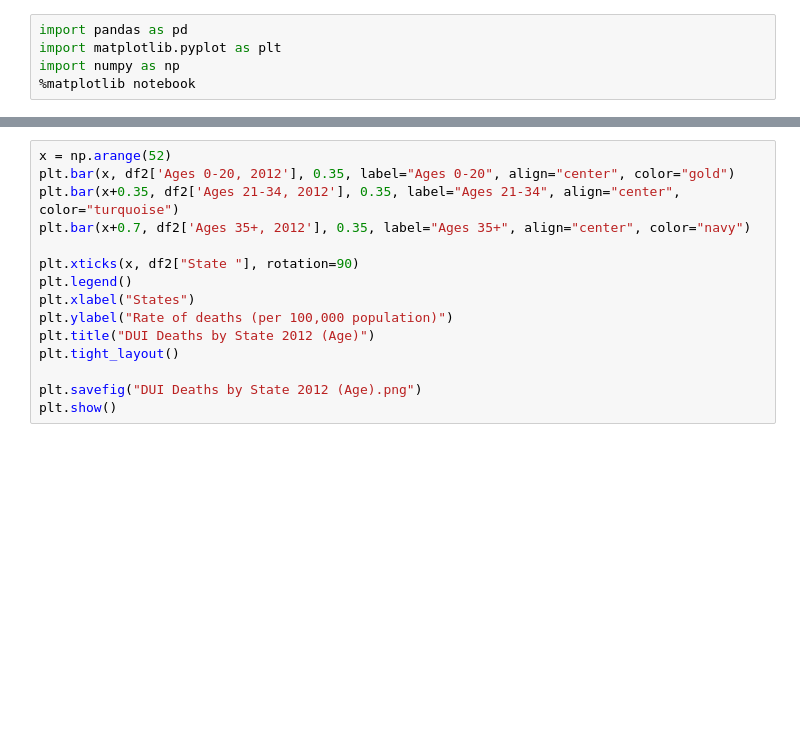
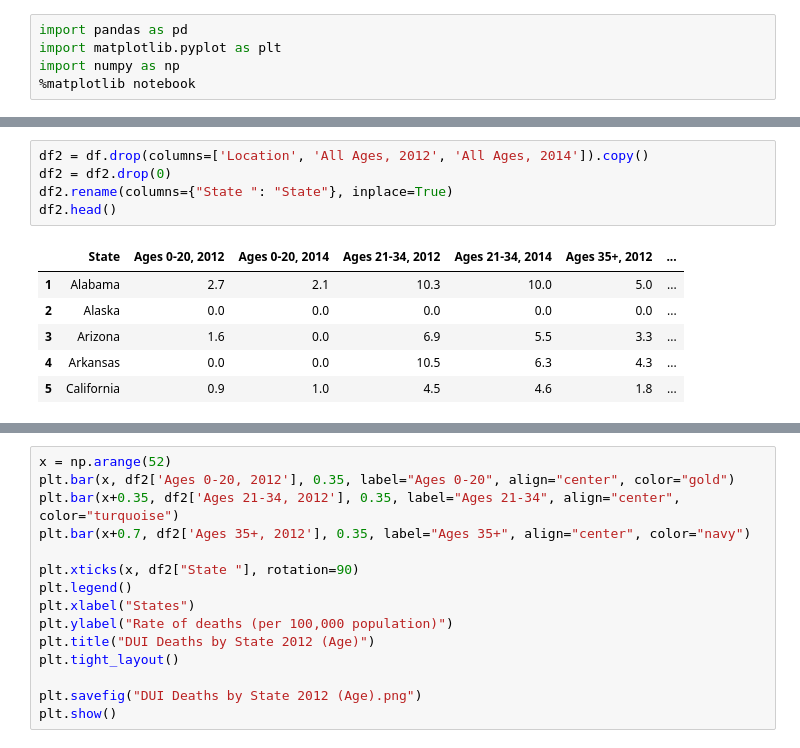
Before and after one commit to ajkim19/TNCs_and_DUI_Deaths, a Jupyter notebook: Project 1/Project 1.ipynb, the cells around one changed output, grey strips where cells are left out. Cells and saved outputs as stored; diff of their text form; blank space fills up the shorter version.

```diff
--- a/Project 1/Project 1.ipynb
+++ b/Project 1/Project 1.ipynb
@@ -17,0 +48,12 @@ df2.head()
+# %%
+df2 = df.drop(columns=['Location', 'All Ages, 2012', 'All Ages, 2014']).copy()
+df2 = df2.drop(0)
+df2.rename(columns={"State ": "State"}, inplace=True)
+df2.head()
+# %% [output]
+|  | State | Ages 0-20, 2012 | Ages 0-20, 2014 | Ages 21-34, 2012 | Ages 21-34, 2014 | Ages 35+, 2012 | ... |
+| 1 | Alabama | 2.7 | 2.1 | 10.3 | 10.0 | 5.0 | ... |
+| 2 | Alaska | 0.0 | 0.0 | 0.0 | 0.0 | 0.0 | ... |
+| 3 | Arizona | 1.6 | 0.0 | 6.9 | 5.5 | 3.3 | ... |
+| 4 | Arkansas | 0.0 | 0.0 | 10.5 | 6.3 | 4.3 | ... |
+| 5 | California | 0.9 | 1.0 | 4.5 | 4.6 | 1.8 | ... |
```
Also changed, not shown: parts of 8 cells of this notebook, 4 other files.
